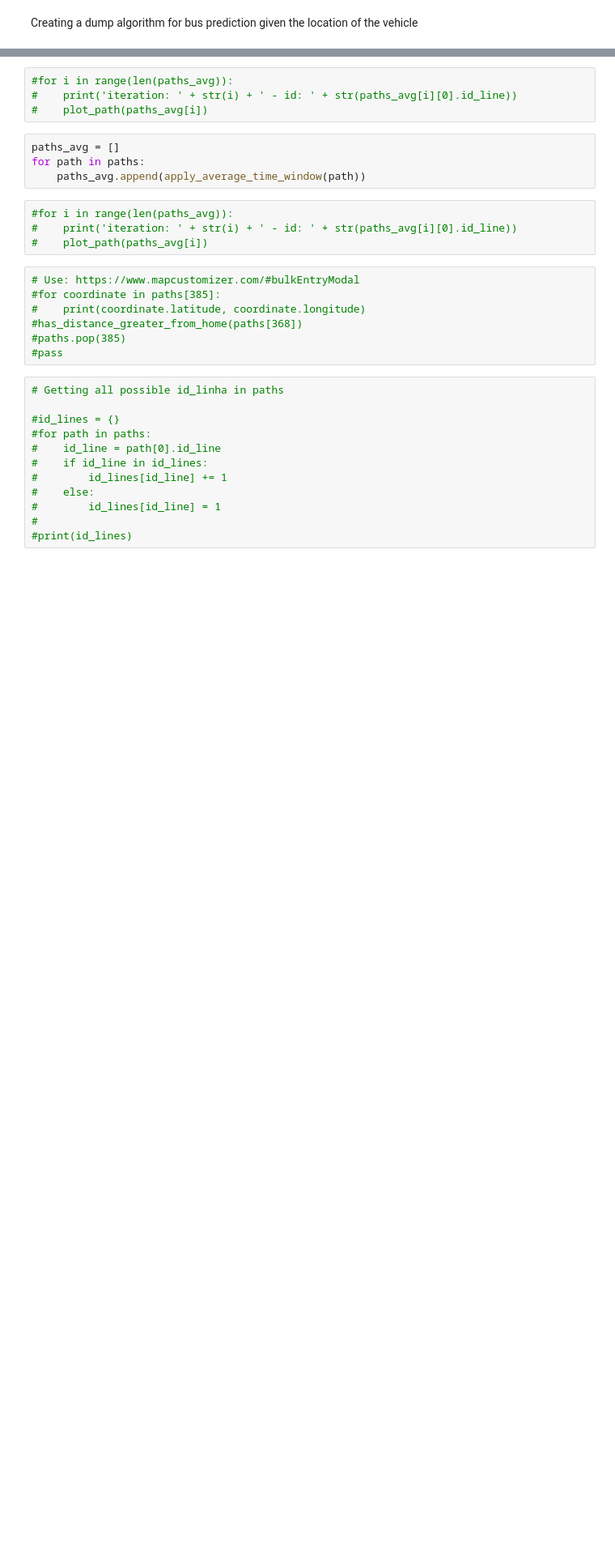
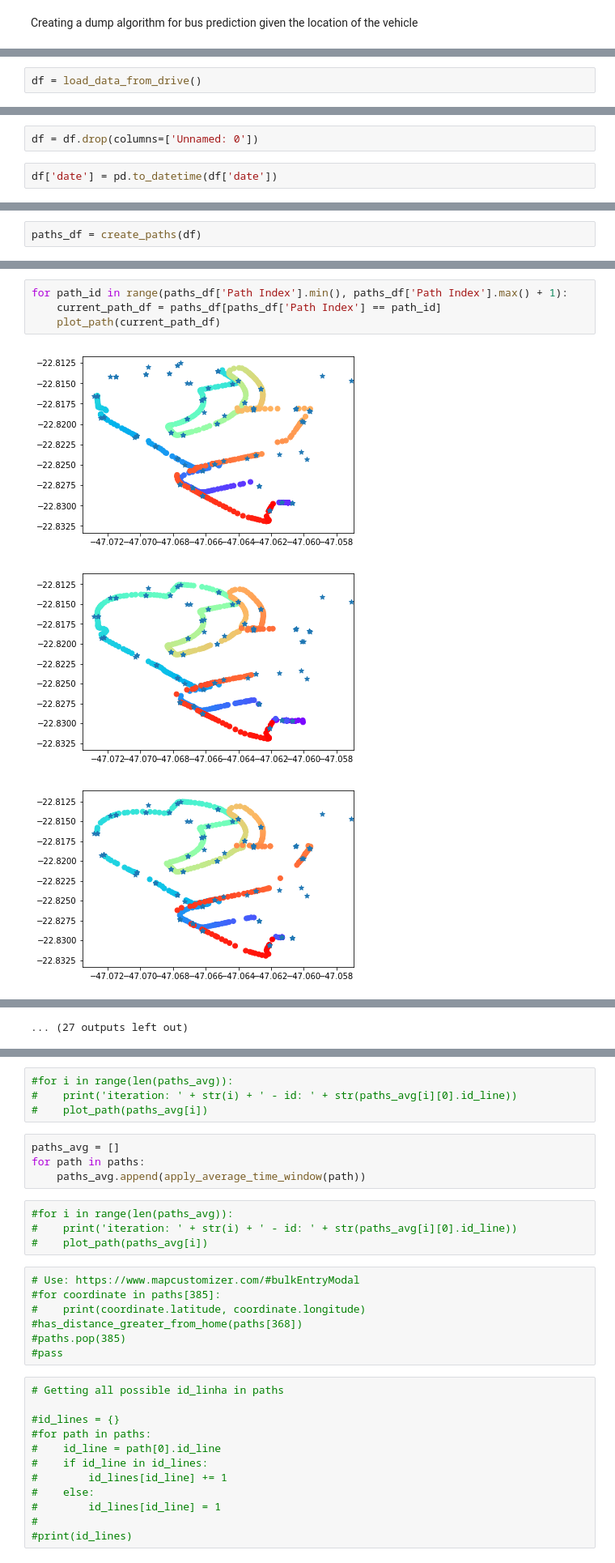
Before and after one commit to leo-alves-melo/busPredictor, a Jupyter notebook: dumpBusPredictor.ipynb, the cells around one changed output, grey strips where cells are left out. Shown at 81% size. Cells and saved outputs as stored; diff of their text form; blank space fills up the shorter version.

Commit message:
Trocados vetores por DataFrames do Pandas e fazendo com os dados desde 06/2018

```diff
--- a/dumpBusPredictor.ipynb
+++ b/dumpBusPredictor.ipynb
@@ -595,0 +576,2 @@ paths = create_paths(data)
+# %%
+df = load_data_from_drive()
@@ -595,0 +580,4 @@ paths = create_paths(data)
+# %%
+df = df.drop(columns=['Unnamed: 0'])
+# %%
+df['date'] = pd.to_datetime(df['date'])
@@ -595,0 +586,2 @@ paths = create_paths(data)
+# %%
+paths_df = create_paths(df)
@@ -595,0 +593,8 @@ paths = create_paths(data)
+# %%
+for path_id in range(paths_df['Path Index'].min(), paths_df['Path Index'].max() + 1):
+    current_path_df = paths_df[paths_df['Path Index'] == path_id]
+    plot_path(current_path_df)
+# %% [output]
+[figure, added]
+[figure, added]
+[figure, added]
@@ -595,0 +610 @@ paths = create_paths(data)
+... (27 outputs left out)
```
Also changed, not shown: parts of 27 cells of this notebook.
